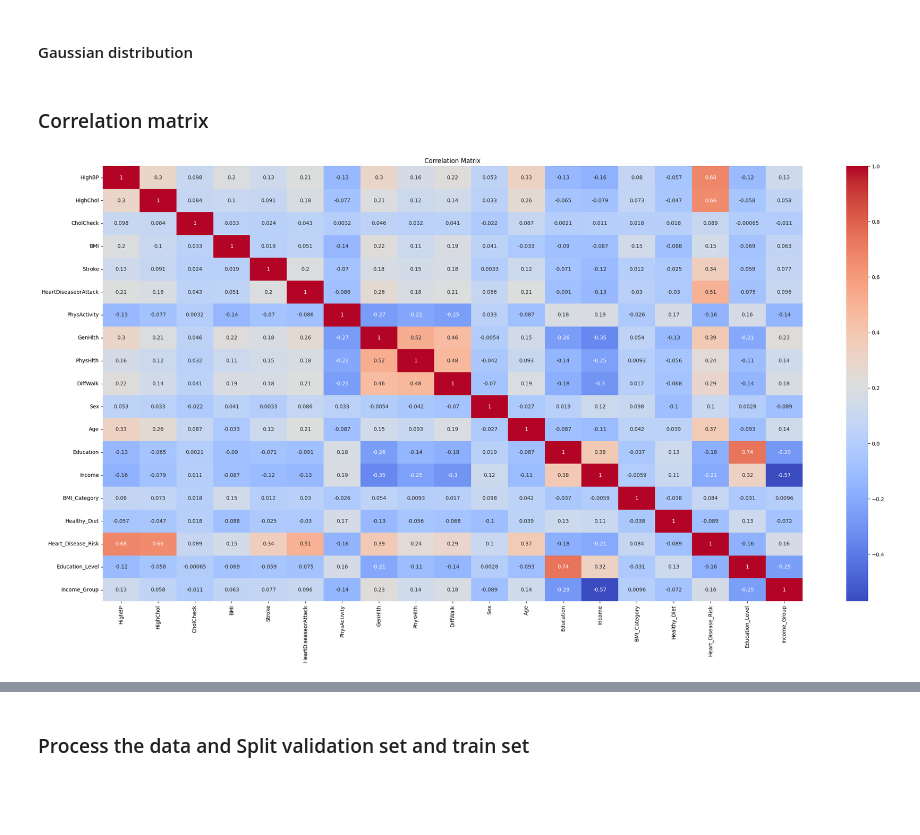
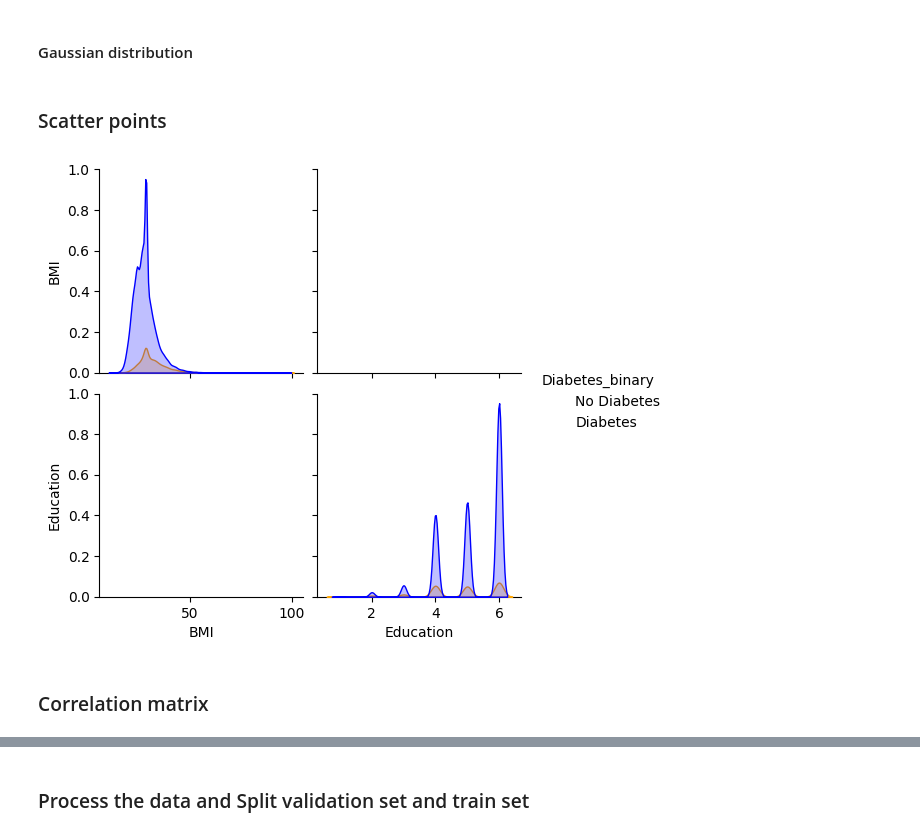
Before and after one commit to GharibSidney/kaggle_ML, a Jupyter notebook: src/test.ipynb, the cells around one changed output, grey strips where cells are left out. Drawn from its saved outputs; the diff is of its cells as text; code cells hidden in the pictures; blank space fills up the shorter version.

Commit message:
added graph

```diff
--- a/src/test.ipynb
+++ b/src/test.ipynb
@@ -113,14 +178,38 @@ def normal_probability_plot(data, col):
     plt.xlabel("Theoretical Quantiles")
     plt.ylabel("Sample Quantiles")
     plt.show()
+# %% [markdown]
+### Scatter points
+# %%
+def scatter_plot(data, target, columns):
+    """
+    Generates a pair plot for the given data and specified columns.
+
+    Parameters:
+        data (DataFrame): The data for which to generate the plot.
+        target (Series): The target variable for coloring.
+        columns (list): List of column names to include in the pair plot.
+
+    Returns:
+        None
+    """
+    # Subset the data with the selected columns and target
+    data_with_target = data[columns].copy()
+    data_with_target['Diabetes_binary'] = target
+    data_with_target['Diabetes_binary'] = data_with_target['Diabetes_binary'].replace({0: 'No Diabetes', 1: 'Diabetes'})
+    palette = {'No Diabetes': 'blue', 'Diabetes': 'orange'}
+    # Generate the pair plot
+    sns.pairplot(
+        data=data_with_target,
+        hue='Diabetes_binary',
+        diag_kind='kde',  # KDE for diagonal
+        kind='None',       # KDE for off-diagonal
+        palette=palette
+    )
+
+# Example usage
+scatter_plot(X, y['Diabetes_binary'], columns=['BMI', 'Education'])
+# %% [output]
+[figure, added]
 # %% [markdown]
 ### Correlation matrix
-# %%
-#Correlation matrix
-corr = X.corr()
-plt.figure(figsize=(30, 15))
-sns.heatmap(corr, annot=True, cmap='coolwarm')
-plt.title('Correlation Matrix')
-plt.show()
-# %% [output]
-[figure, removed]
```
Also changed, not shown: parts of 13 cells of this notebook.
